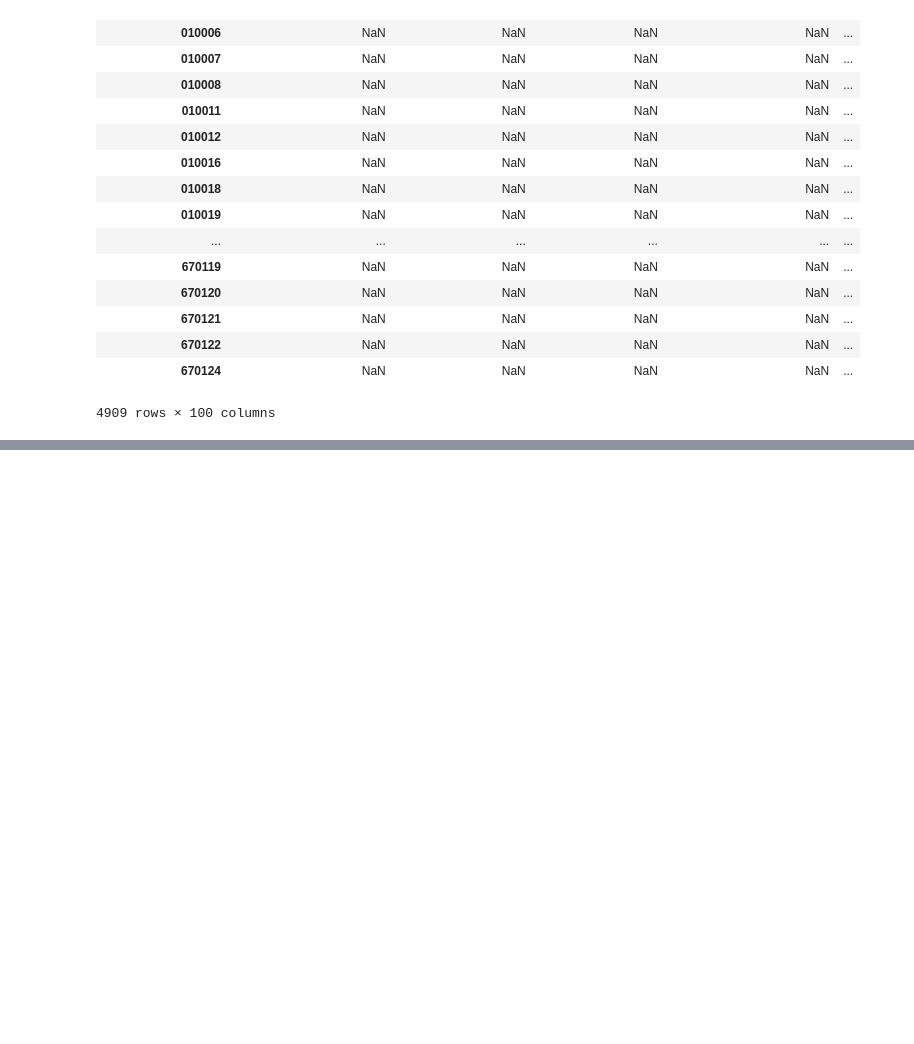
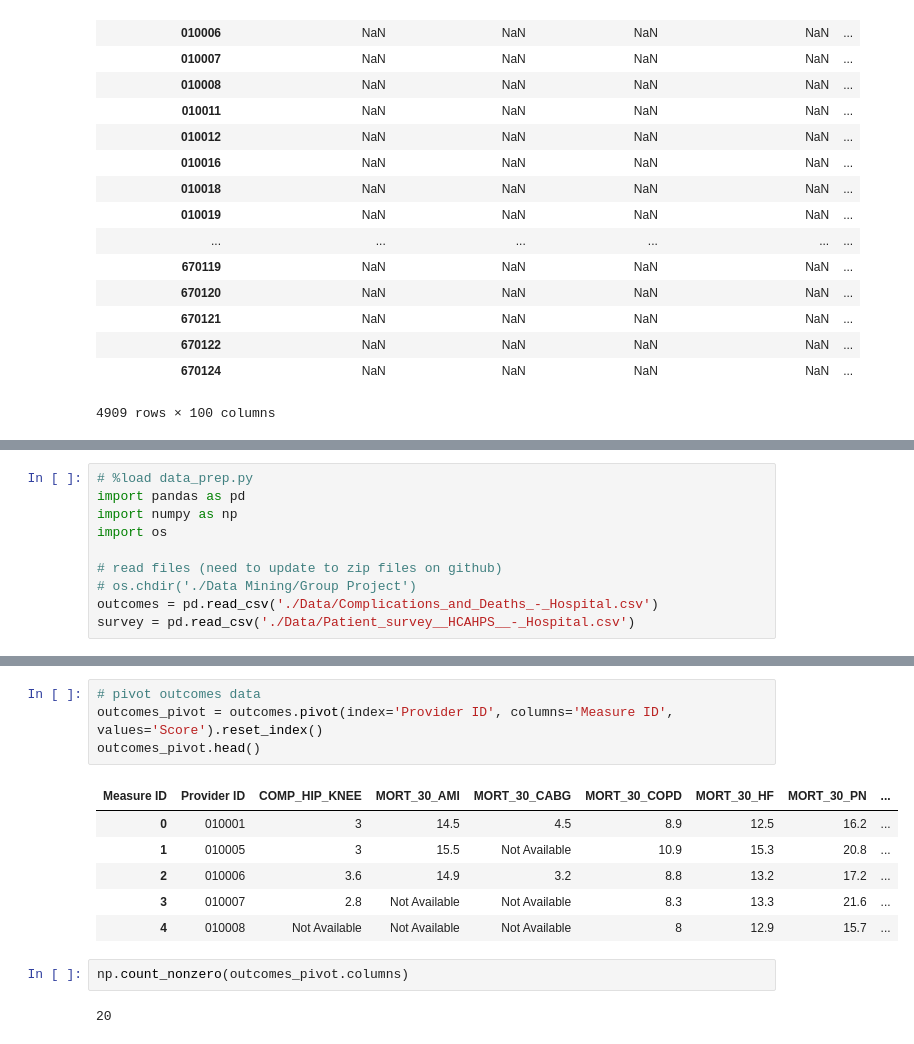
Before and after one commit to maringow/DataMiningGroupProject, a Jupyter notebook: data_prep_Venku.ipynb, the cells around one changed output, grey strips where cells are left out. Cells and saved outputs as stored; diff of their text form; blank space fills up the shorter version.

Commit message:
Verfieid Marin's code and other check on the data transformed by Marin

```diff
--- a/data_prep_Venku.ipynb
+++ b/data_prep_Venku.ipynb
@@ -297,0 +305,10 @@ survey.iloc[:,[1,4,]]
+# %%
+# %load data_prep.py
+import pandas as pd
+import numpy as np
+import os
+
+# read files (need to update to zip files on github)
+# os.chdir('./Data Mining/Group Project')
+outcomes = pd.read_csv('./Data/Complications_and_Deaths_-_Hospital.csv')
+survey = pd.read_csv('./Data/Patient_survey__HCAHPS__-_Hospital.csv')
@@ -297,0 +326,15 @@ survey.iloc[:,[1,4,]]
+# %%
+# pivot outcomes data
+outcomes_pivot = outcomes.pivot(index='Provider ID', columns='Measure ID', values='Score').reset_index()
+outcomes_pivot.head()
+# %% [output]
+| Measure ID | Provider ID | COMP_HIP_KNEE | MORT_30_AMI | MORT_30_CABG | MORT_30_COPD | MORT_30_HF | MORT_30_PN | ... |
+| 0 | 010001 | 3 | 14.5 | 4.5 | 8.9 | 12.5 | 16.2 | ... |
+| 1 | 010005 | 3 | 15.5 | Not Available | 10.9 | 15.3 | 20.8 | ... |
+| 2 | 010006 | 3.6 | 14.9 | 3.2 | 8.8 | 13.2 | 17.2 | ... |
+| 3 | 010007 | 2.8 | Not Available | Not Available | 8.3 | 13.3 | 21.6 | ... |
+| 4 | 010008 | Not Available | Not Available | Not Available | 8 | 12.9 | 15.7 | ... |
+# %%
+np.count_nonzero(outcomes_pivot.columns)
+# %% [output]
+20
```
Also changed, not shown: parts of 36 cells of this notebook.
